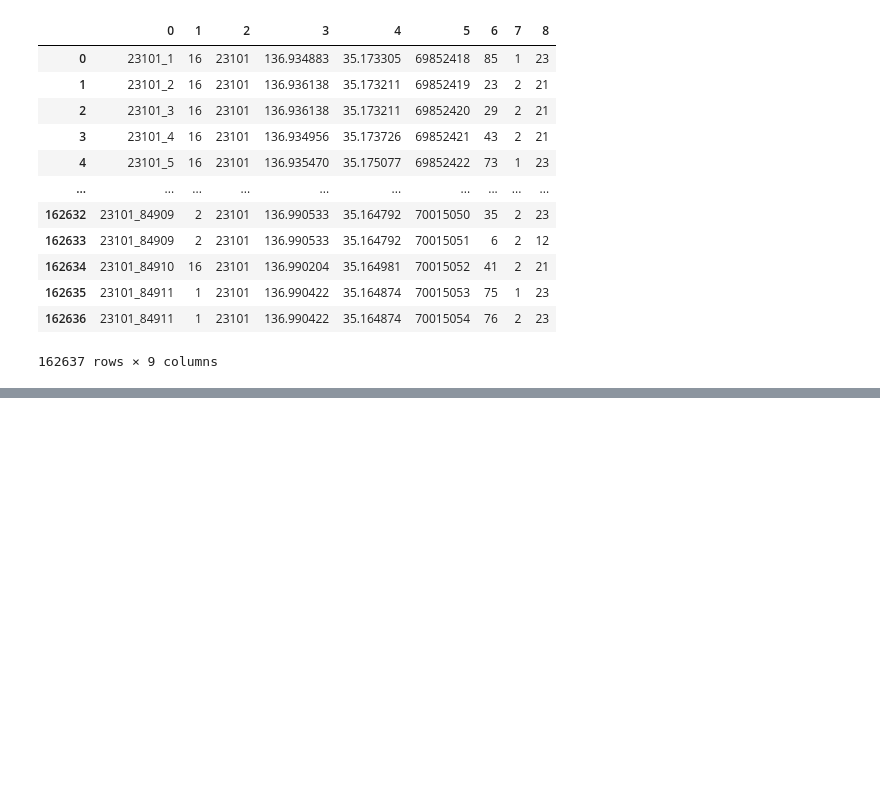
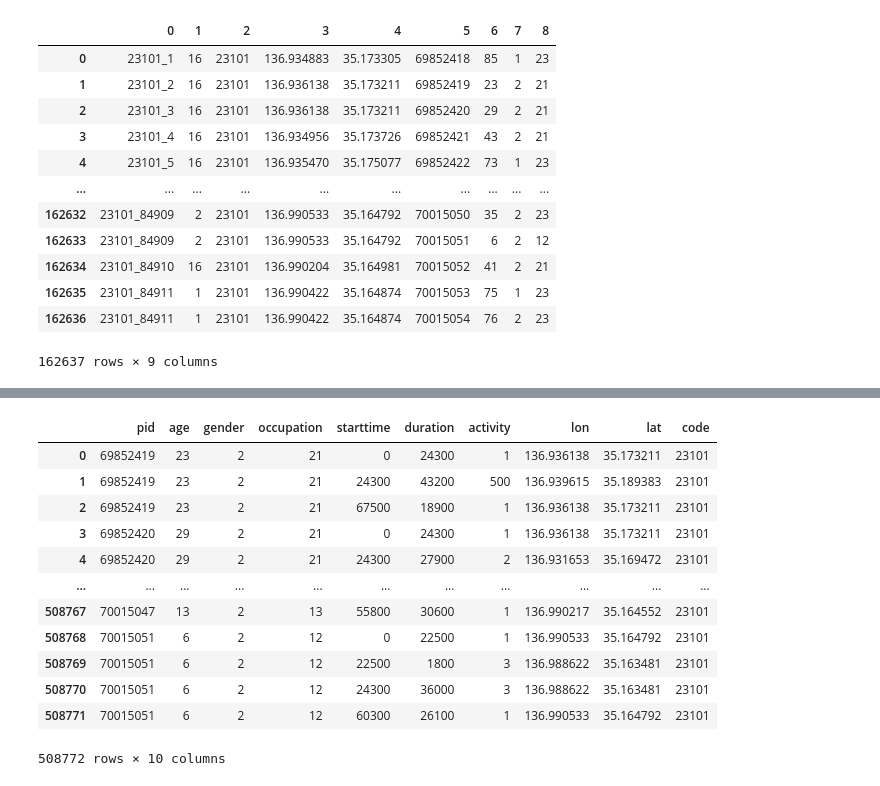
Before and after one commit to sekilab/Pseudo-PFLOW, a Jupyter notebook: target/classes/scripts/Transfer_household.ipynb, the cells around one changed output, grey strips where cells are left out. Cells and saved outputs as stored; diff of their text form; code cells hidden in the pictures; blank space fills up the shorter version.

```diff
--- a/target/classes/scripts/Transfer_household.ipynb
+++ b/target/classes/scripts/Transfer_household.ipynb
@@ -259,0 +275,17 @@ df.iloc[:, 8].hist()
+# %%
+df = pd.read_csv('/mnt/large/data/PseudoPFLOW/Activity/23/activity_23101.csv', names=['pid', 'age', 'gender', 'occupation', 'starttime', 'duration', 'activity', 'lon', 'lat', 'code'])
+df
+# %% [output]
+|  | pid | age | gender | occupation | starttime | duration | activity | lon | lat | code |
+| 0 | 69852419 | 23 | 2 | 21 | 0 | 24300 | 1 | 136.936138 | 35.173211 | 23101 |
+| 1 | 69852419 | 23 | 2 | 21 | 24300 | 43200 | 500 | 136.939615 | 35.189383 | 23101 |
+| 2 | 69852419 | 23 | 2 | 21 | 67500 | 18900 | 1 | 136.936138 | 35.173211 | 23101 |
+| 3 | 69852420 | 29 | 2 | 21 | 0 | 24300 | 1 | 136.936138 | 35.173211 | 23101 |
+| 4 | 69852420 | 29 | 2 | 21 | 24300 | 27900 | 2 | 136.931653 | 35.169472 | 23101 |
+| ... | ... | ... | ... | ... | ... | ... | ... | ... | ... | ... |
+| 508767 | 70015047 | 13 | 2 | 13 | 55800 | 30600 | 1 | 136.990217 | 35.164552 | 23101 |
+| 508768 | 70015051 | 6 | 2 | 12 | 0 | 22500 | 1 | 136.990533 | 35.164792 | 23101 |
+| 508769 | 70015051 | 6 | 2 | 12 | 22500 | 1800 | 3 | 136.988622 | 35.163481 | 23101 |
+| 508770 | 70015051 | 6 | 2 | 12 | 24300 | 36000 | 3 | 136.988622 | 35.163481 | 23101 |
+| 508771 | 70015051 | 6 | 2 | 12 | 60300 | 26100 | 1 | 136.990533 | 35.164792 | 23101 |
+508772 rows × 10 columns
```
Also changed, not shown: parts of 7 cells of this notebook, 1 other file.
